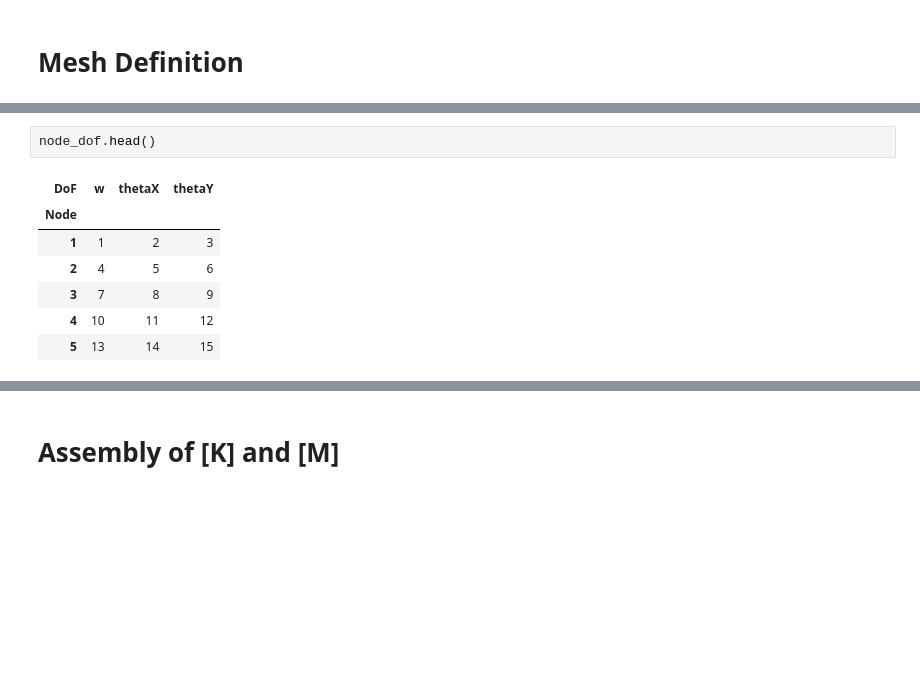
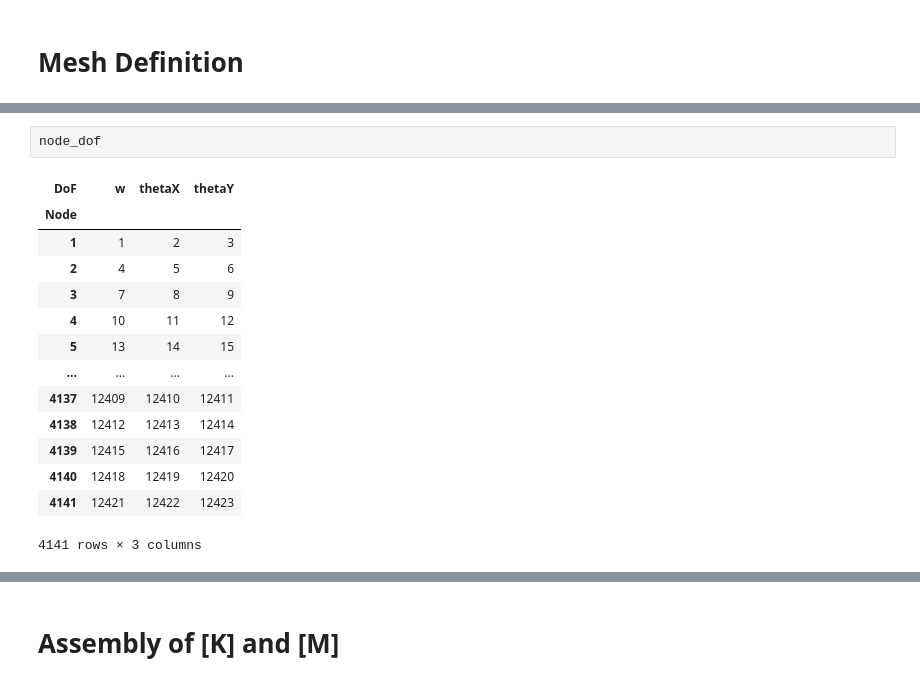
Before and after one commit to lucas-schroeder/Master_program_UFSC, a Jupyter notebook: VA/work2/FEM_Plate_lucas_schroeder.ipynb, the cells around one changed output, grey strips where cells are left out. Saved outputs shown, nothing was run; the diff lists cells and outputs as text; blank space fills up the shorter version.

```diff
--- a/VA/work2/FEM_Plate_lucas_schroeder.ipynb
+++ b/VA/work2/FEM_Plate_lucas_schroeder.ipynb
@@ -175,13 +172,20 @@ col = pd.MultiIndex.from_arrays([["Local Node 1"]*3+ ["Local Node 2"]*3+ ["Local
 index_table = pd.DataFrame(columns=col, index=np.arange(1, nElements+1), data=index_table, dtype=int)
 index_table.index.rename("Element", inplace=True)
 # %%
-node_dof.head()
+node_dof
 # %% [output]
 | DoF | w | thetaX | thetaY |
 | Node |  |  |  |
 | 1 | 1 | 2 | 3 |
 | 2 | 4 | 5 | 6 |
 | 3 | 7 | 8 | 9 |
 | 4 | 10 | 11 | 12 |
 | 5 | 13 | 14 | 15 |
+| ... | ... | ... | ... |
+| 4137 | 12409 | 12410 | 12411 |
+| 4138 | 12412 | 12413 | 12414 |
+| 4139 | 12415 | 12416 | 12417 |
+| 4140 | 12418 | 12419 | 12420 |
+| 4141 | 12421 | 12422 | 12423 |
+4141 rows × 3 columns
 # %%
```
Also changed, not shown: parts of 14 cells of this notebook, 1 other file.
